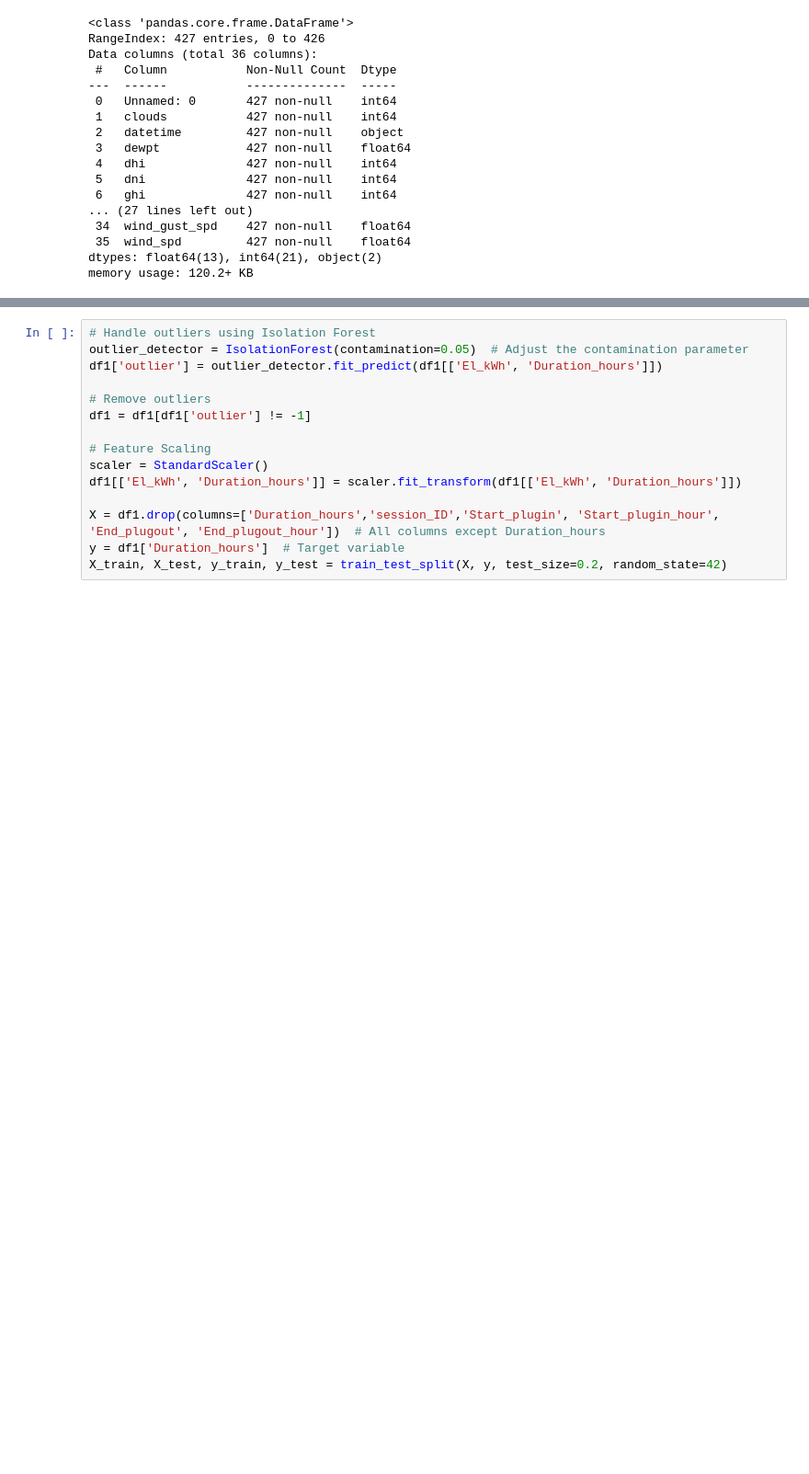
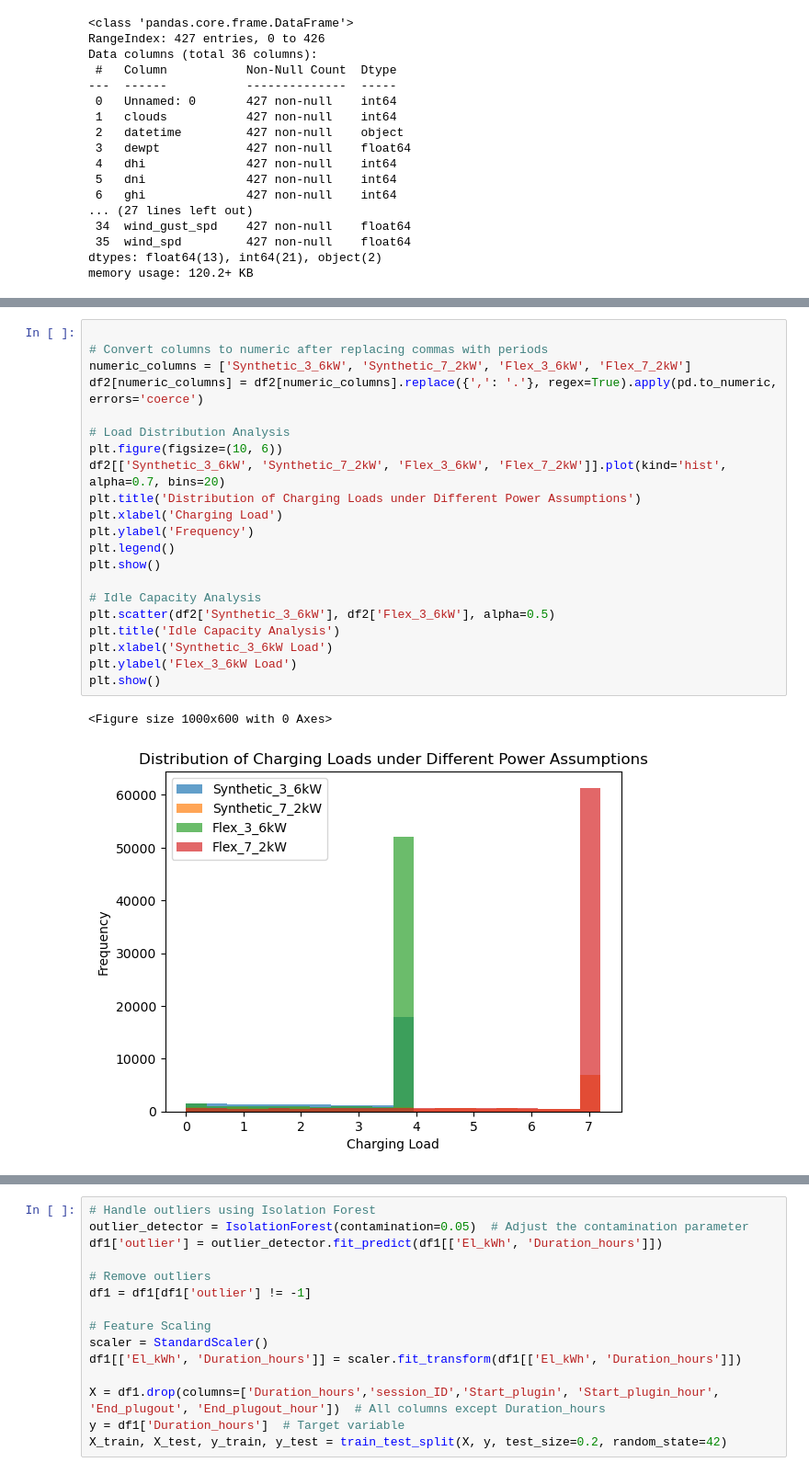
Before and after one commit to 7ashiorkor7/Residential-EV-Charging, a Jupyter notebook: evchargingduration.ipynb, the cells around one changed output, grey strips where cells are left out. Shown at 92% size. Drawn from its saved outputs; the diff is of its cells as text; blank space fills up the shorter version.

```diff
--- a/evchargingduration.ipynb
+++ b/evchargingduration.ipynb
@@ -209,0 +251,24 @@ memory usage: 120.2+ KB
+# %%
+
+# Convert columns to numeric after replacing commas with periods
+numeric_columns = ['Synthetic_3_6kW', 'Synthetic_7_2kW', 'Flex_3_6kW', 'Flex_7_2kW']
+df2[numeric_columns] = df2[numeric_columns].replace({',': '.'}, regex=True).apply(pd.to_numeric, errors='coerce')
+
+# Load Distribution Analysis
+plt.figure(figsize=(10, 6))
+df2[['Synthetic_3_6kW', 'Synthetic_7_2kW', 'Flex_3_6kW', 'Flex_7_2kW']].plot(kind='hist', alpha=0.7, bins=20)
+plt.title('Distribution of Charging Loads under Different Power Assumptions')
+plt.xlabel('Charging Load')
+plt.ylabel('Frequency')
+plt.legend()
+plt.show()
+
+# Idle Capacity Analysis
+plt.scatter(df2['Synthetic_3_6kW'], df2['Flex_3_6kW'], alpha=0.5)
+plt.title('Idle Capacity Analysis')
+plt.xlabel('Synthetic_3_6kW Load')
+plt.ylabel('Flex_3_6kW Load')
+plt.show()
+# %% [output]
+<Figure size 1000x600 with 0 Axes>
+[figure, added]
```
Also changed, not shown: parts of 8 cells of this notebook.
